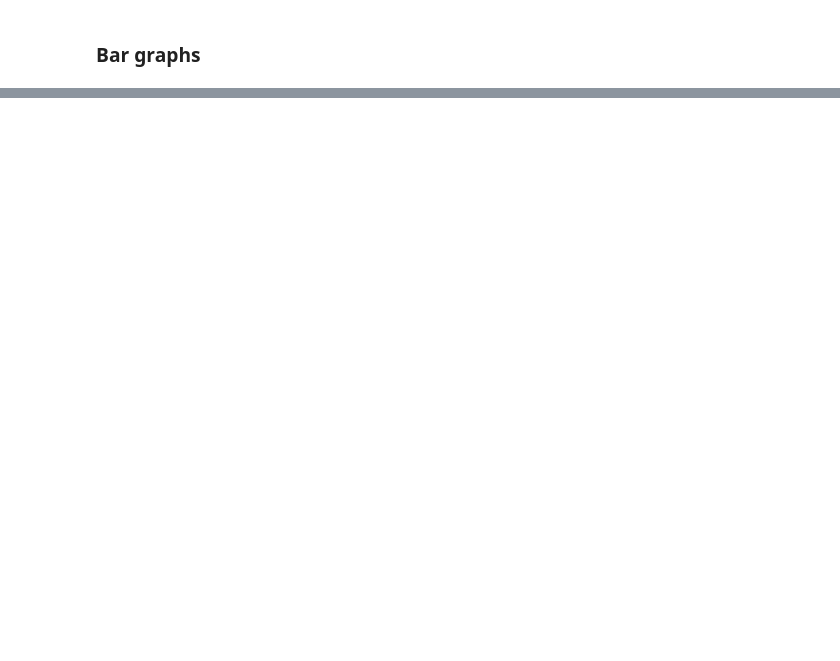
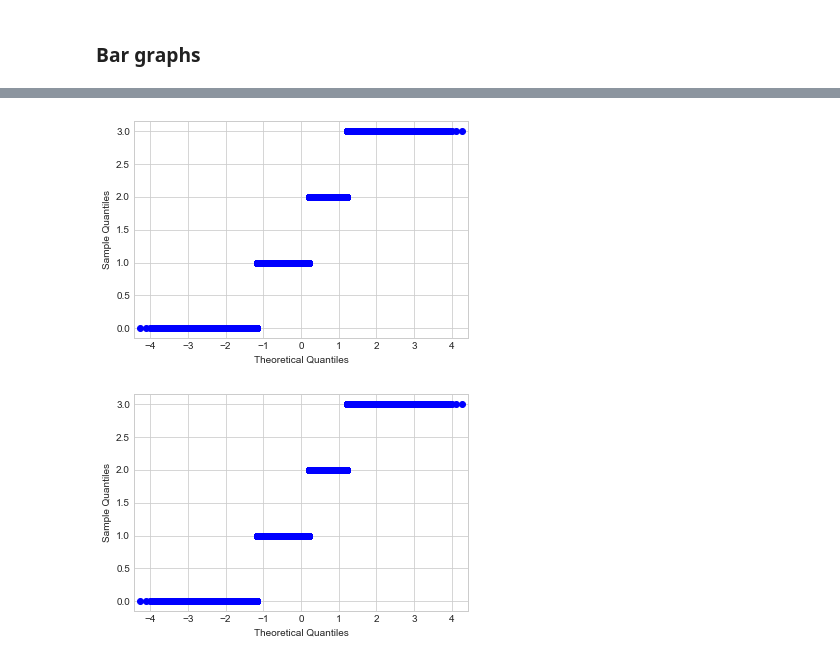
Before and after one commit to Skhu47/DVE, a Jupyter notebook: Diabetic_Data.ipynb, the cells around one changed output, grey strips where cells are left out. Drawn from its saved outputs; the diff is of its cells as text; code cells hidden in the pictures; blank space fills up the shorter version.

```diff
--- a/Diabetic_Data.ipynb
+++ b/Diabetic_Data.ipynb
@@ -184,0 +564,5 @@ insulinplot.set(xticklabels=label_insulin)
+# %%
+qqplot(obj_df['insulin'])
+# %% [output]
+[figure, added]
+[figure, added]
```
Also changed, not shown: parts of 40 cells of this notebook.
